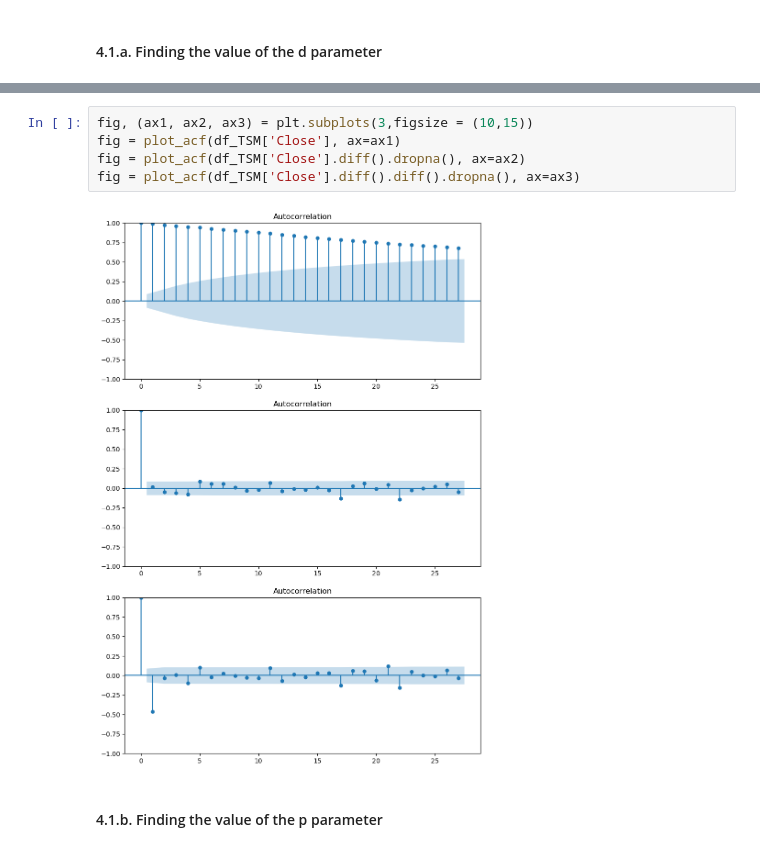
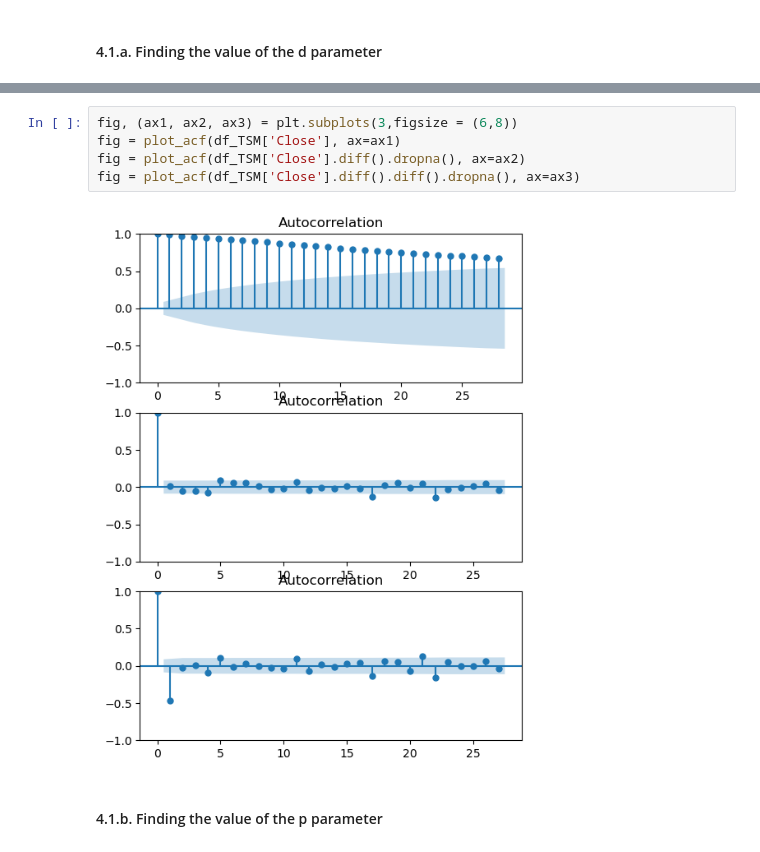
Before and after one commit to clee74/AI_Class, a Jupyter notebook: P1_Supervised/S2_Regression/Demonstration/Demo_2_ARMovingAverage.ipynb, the cells around one changed output, grey strips where cells are left out. Saved outputs shown, nothing was run; the diff lists cells and outputs as text.

```diff
--- a/P1_Supervised/S2_Regression/Demonstration/Demo_2_ARMovingAverage.ipynb
+++ b/P1_Supervised/S2_Regression/Demonstration/Demo_2_ARMovingAverage.ipynb
@@ -354,10 +395,10 @@ ax[2].axes.xaxis.set_visible(False)
 # %%
-fig, (ax1, ax2, ax3) = plt.subplots(3,figsize = (10,15))
+fig, (ax1, ax2, ax3) = plt.subplots(3,figsize = (6,8))
 fig = plot_acf(df_TSM['Close'], ax=ax1)
 fig = plot_acf(df_TSM['Close'].diff().dropna(), ax=ax2)
 fig = plot_acf(df_TSM['Close'].diff().diff().dropna(), ax=ax3)
 # %% [output]
-[figure, old version]
+[figure, new version]
 # %% [markdown]
 #### 4.1.b. Finding the value of the p parameter
 # %%
```
Also changed, not shown: parts of 80 cells of this notebook.
